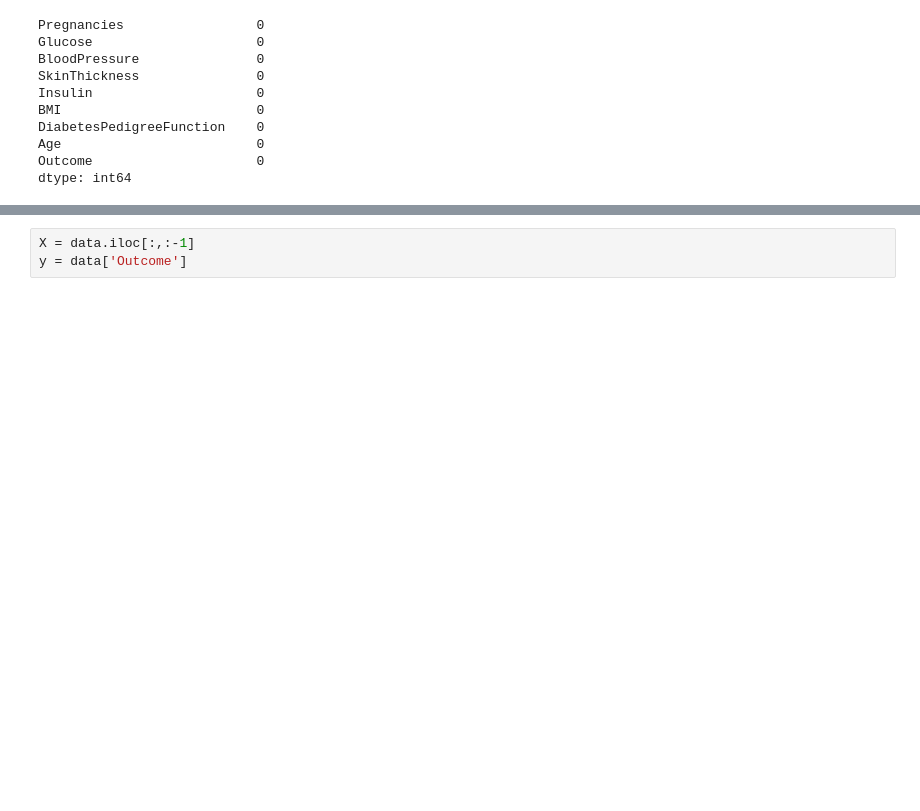
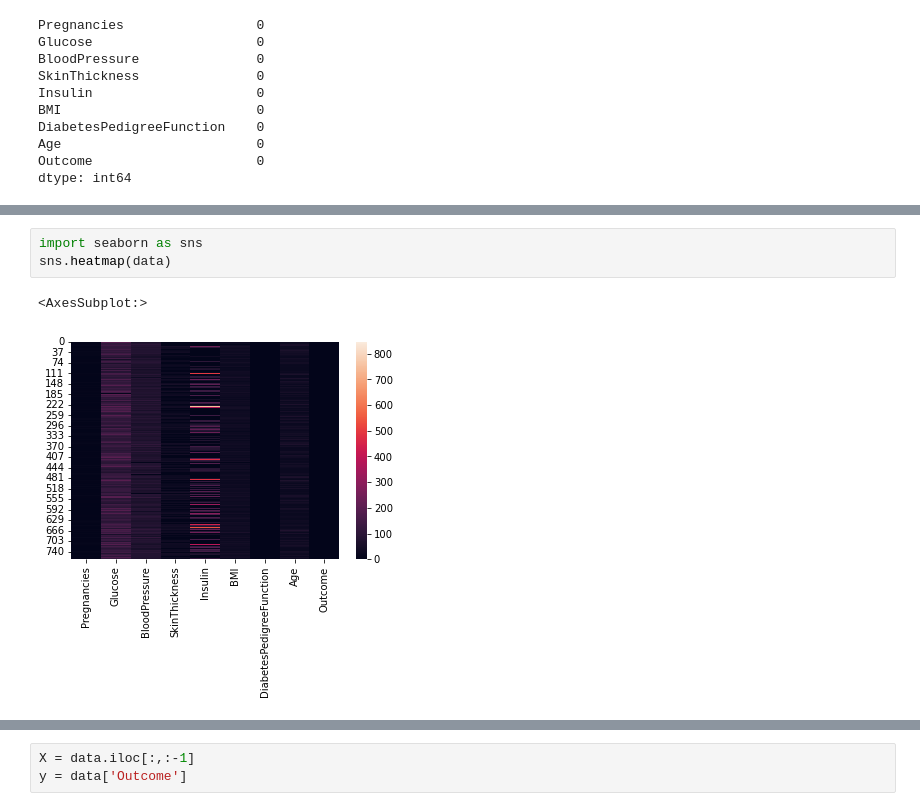
Before and after one commit to Narahari917/Medical_diagnosis, a Jupyter notebook: diabetes.ipynb, the cells around one changed output, grey strips where cells are left out. Saved outputs shown, nothing was run; the diff lists cells and outputs as text; blank space fills up the shorter version.

```diff
--- a/diabetes.ipynb
+++ b/diabetes.ipynb
@@ -48,3 +50,9 @@ data.corr()
 | DiabetesPedigreeFunction | -0.033523 | 0.137337 | 0.041265 | 0.183928 | 0.185071 | 0.140647 | 1.000000 | 0.033561 | ... |
 | Age | 0.544341 | 0.263514 | 0.239528 | -0.113970 | -0.042163 | 0.036242 | 0.033561 | 1.000000 | ... |
 | Outcome | 0.221898 | 0.466581 | 0.065068 | 0.074752 | 0.130548 | 0.292695 | 0.173844 | 0.238356 | ... |
+# %%
+import seaborn as sns
+sns.heatmap(data)
+# %% [output]
+<AxesSubplot:>
+[figure, added]
```
Also changed, not shown: parts of 5 cells of this notebook.
